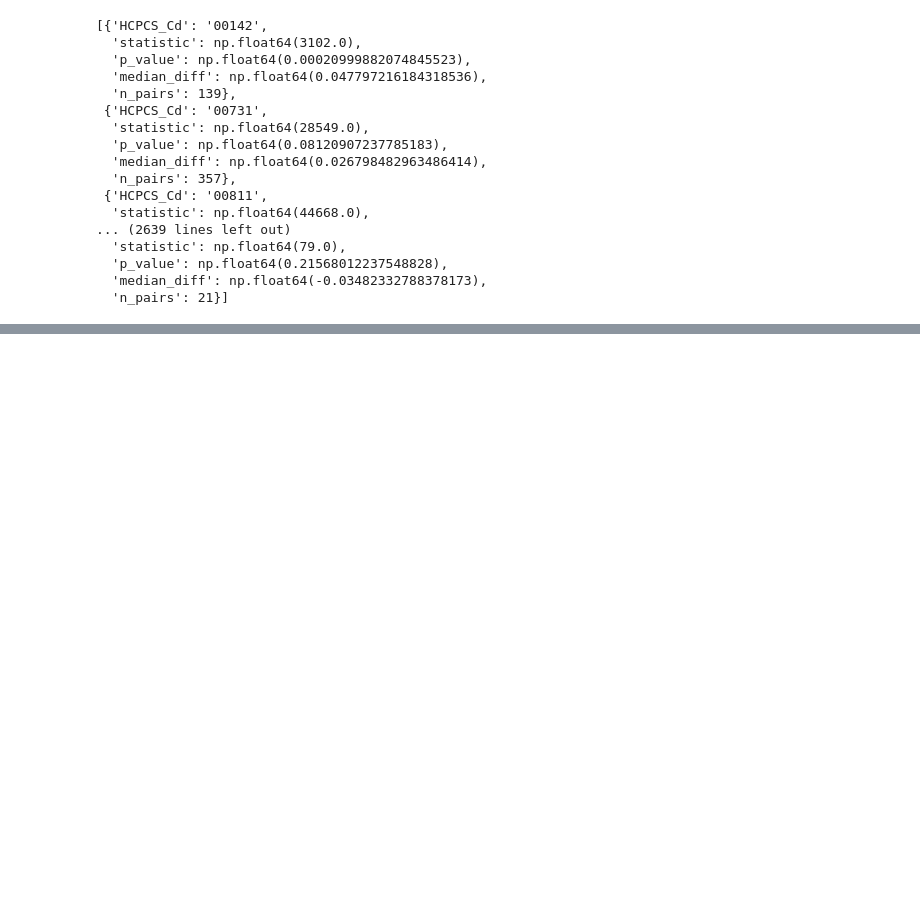
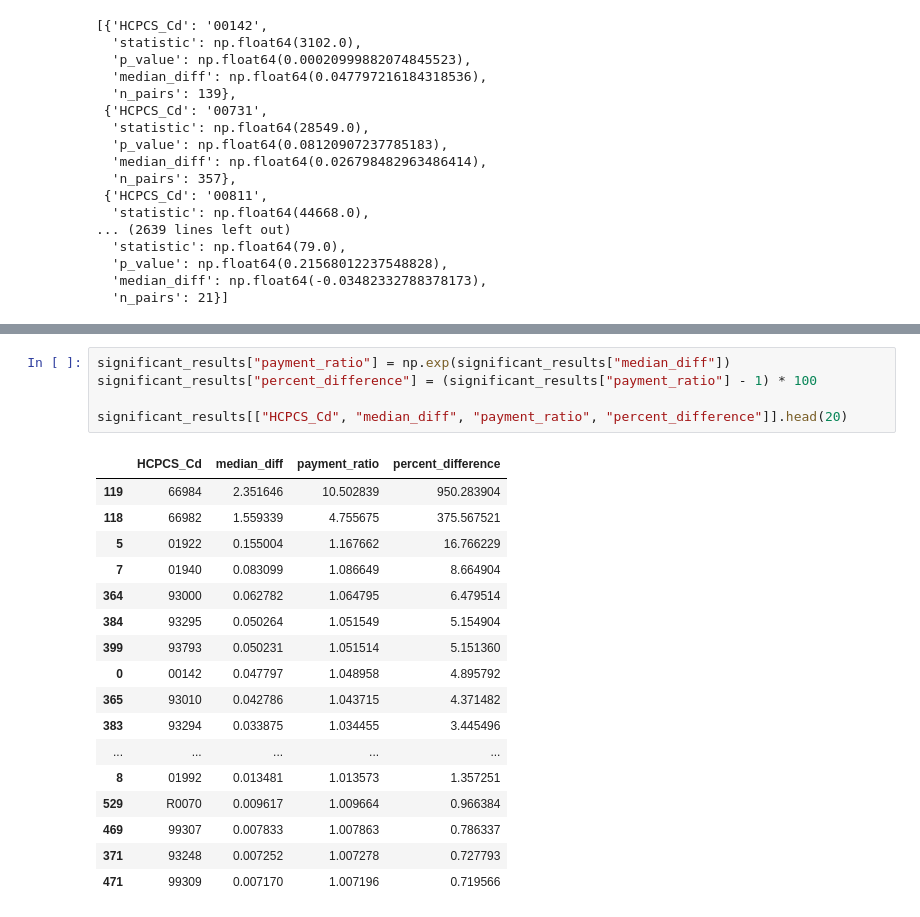
Before and after one commit to AdvayBhatt/healthcare-analytics, a Jupyter notebook: notebooks/01_eda.ipynb, the cells around one changed output, grey strips where cells are left out. Cells and saved outputs as stored; diff of their text form; blank space fills up the shorter version.

```diff
--- a/notebooks/01_eda.ipynb
+++ b/notebooks/01_eda.ipynb
@@ -1007,0 +1070,23 @@ results
+# %%
+significant_results["payment_ratio"] = np.exp(significant_results["median_diff"])
+significant_results["percent_difference"] = (significant_results["payment_ratio"] - 1) * 100
+
+significant_results[["HCPCS_Cd", "median_diff", "payment_ratio", "percent_difference"]].head(20)
+# %% [output]
+|  | HCPCS_Cd | median_diff | payment_ratio | percent_difference |
+| 119 | 66984 | 2.351646 | 10.502839 | 950.283904 |
+| 118 | 66982 | 1.559339 | 4.755675 | 375.567521 |
+| 5 | 01922 | 0.155004 | 1.167662 | 16.766229 |
+| 7 | 01940 | 0.083099 | 1.086649 | 8.664904 |
+| 364 | 93000 | 0.062782 | 1.064795 | 6.479514 |
+| 384 | 93295 | 0.050264 | 1.051549 | 5.154904 |
+| 399 | 93793 | 0.050231 | 1.051514 | 5.151360 |
+| 0 | 00142 | 0.047797 | 1.048958 | 4.895792 |
+| 365 | 93010 | 0.042786 | 1.043715 | 4.371482 |
+| 383 | 93294 | 0.033875 | 1.034455 | 3.445496 |
+| ... | ... | ... | ... | ... |
+| 8 | 01992 | 0.013481 | 1.013573 | 1.357251 |
+| 529 | R0070 | 0.009617 | 1.009664 | 0.966384 |
+| 469 | 99307 | 0.007833 | 1.007863 | 0.786337 |
+| 371 | 93248 | 0.007252 | 1.007278 | 0.727793 |
+| 471 | 99309 | 0.007170 | 1.007196 | 0.719566 |
```
Also changed, not shown: parts of 7 cells of this notebook.
